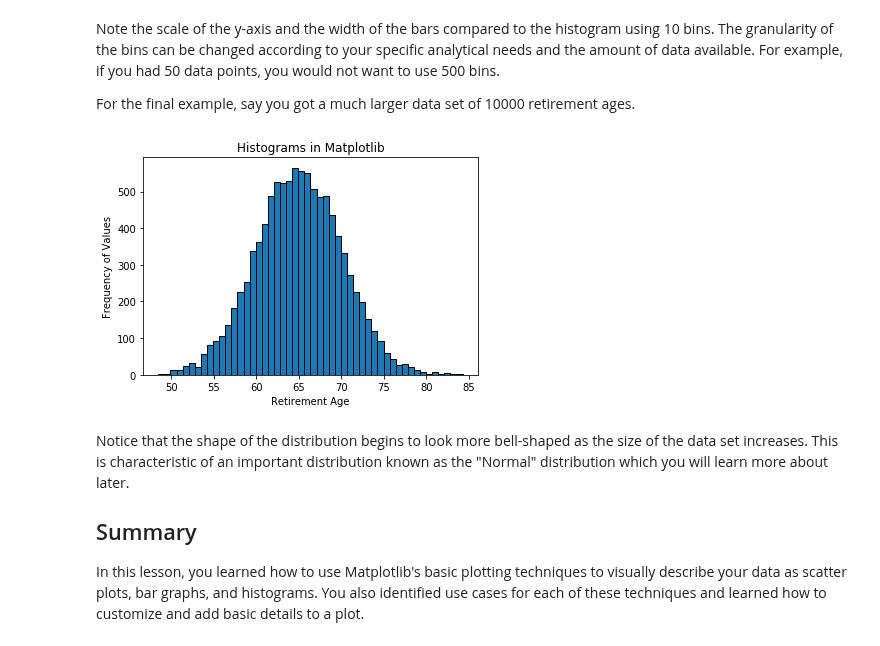
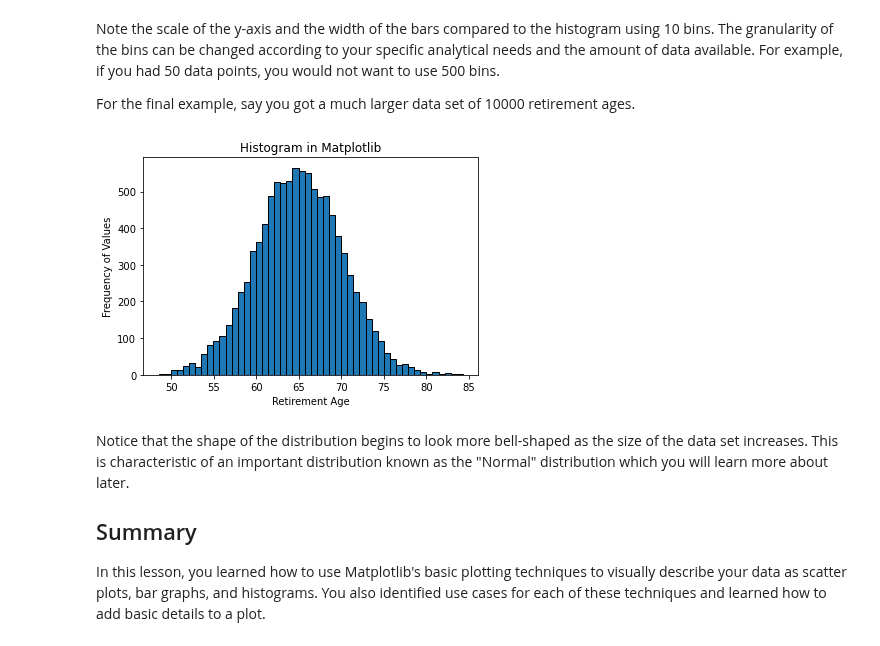
Before and after one commit to learn-co-curriculum/dsc-data-viz, a Jupyter notebook: index.ipynb, the cells around one changed output. Cells and saved outputs as stored; diff of their text form; code cells hidden in the pictures.

```diff
--- a/index.ipynb
+++ b/index.ipynb
@@ -166,25 +280,23 @@ Note the scale of the y-axis and the width of the bars compared to the histogram
 
 For the final example, say you got a much larger data set of 10000 retirement ages.
 # %%
-# Set seed for reproducability
+# Generate a data set of 10000 retirement age values
 np.random.seed(100)
-
-# Generate a data set of 10000 retirement age values
 x = 5*np.random.randn(10000) + 65
 
-#Plot the distogram with hist() function
-plt.hist(x, bins=50, edgecolor="black")
+# Plot the histogram with black edges and 50 bins
+fig, ax = plt.subplots()
+ax.hist(x, edgecolor="black", bins=50)
 
-plt.xlabel('Retirement Age')
-plt.ylabel('Frequency of Values')
-plt.title('Histograms in Matplotlib')
-plt.show()
+ax.set_title("Histogram in Matplotlib")
+ax.set_xlabel("Retirement Age")
+ax.set_ylabel("Frequency of Values");
 # %% [output]
-[figure, old version]
+[figure, new version]
 # %% [markdown]
 Notice that the shape of the distribution begins to look more bell-shaped as the size of the data set increases. This is characteristic of an important distribution known as the "Normal" distribution which you will learn more about later.
 
 
 ## Summary
 
-In this lesson, you learned how to use Matplotlib's basic plotting techniques to visually describe your data as scatter plots, bar graphs, and histograms. You also identified use cases for each of these techniques and learned how to customize and add basic details to a plot.
+In this lesson, you learned how to use Matplotlib's basic plotting techniques to visually describe your data as scatter plots, bar graphs, and histograms. You also identified use cases for each of these techniques and learned how to add basic details to a plot.
```
Also changed, not shown: parts of 33 cells of this notebook, 11 other files.
